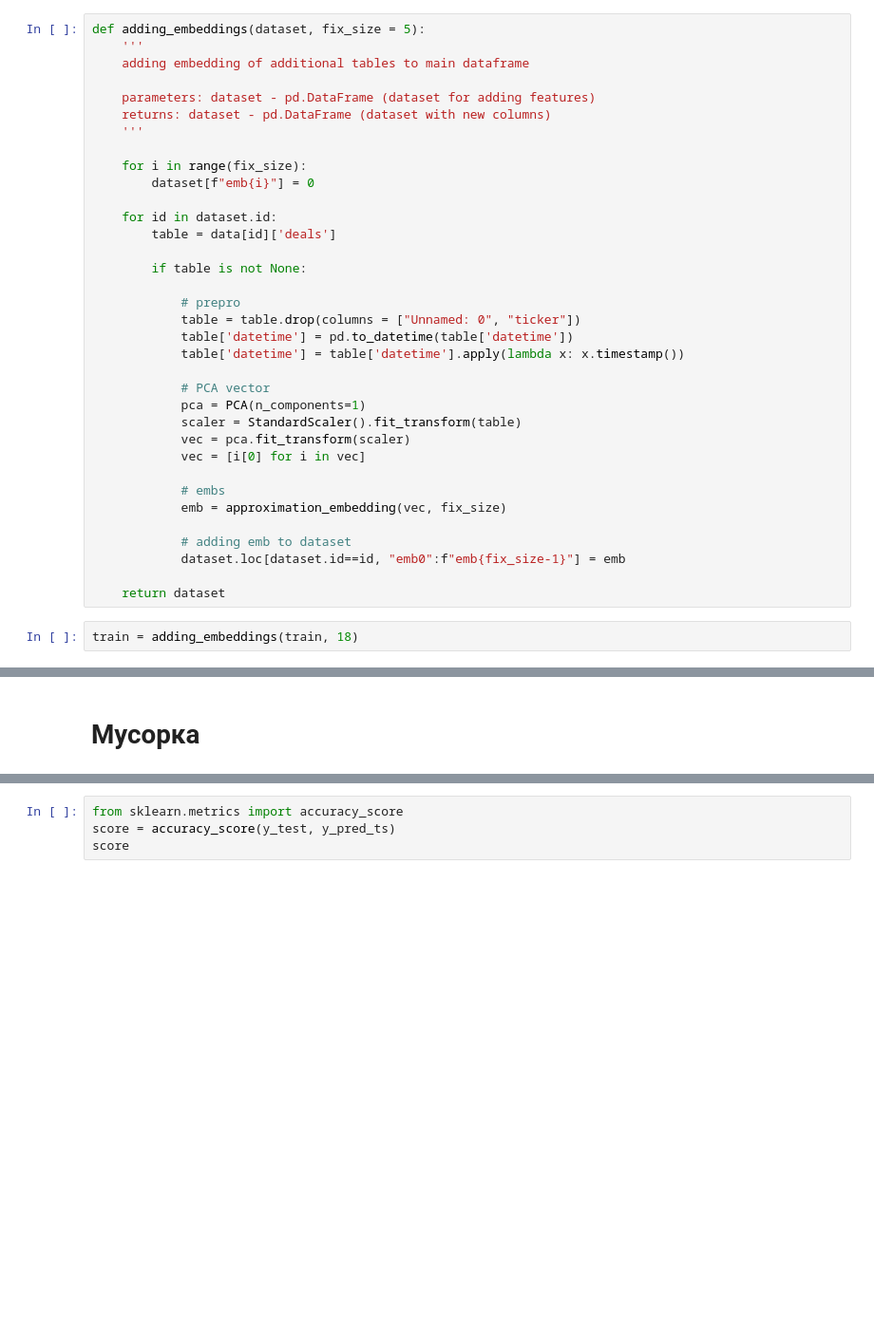
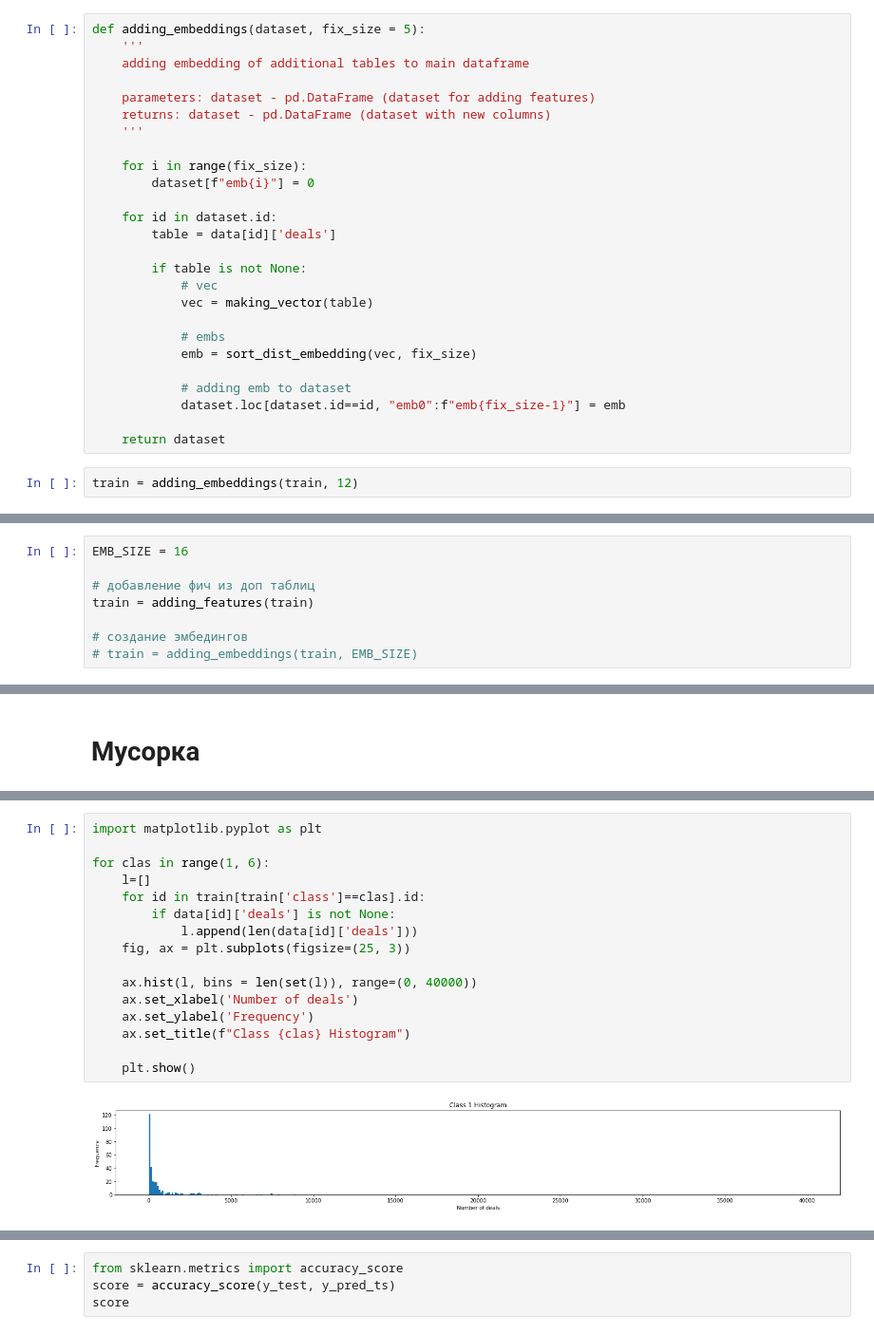
Before and after one commit to snmardi/Stonks_Project, a Jupyter notebook: main.ipynb, the cells around one changed output, grey strips where cells are left out. Shown at 95% size. Saved outputs shown, nothing was run; the diff lists cells and outputs as text; blank space fills up the shorter version.

```diff
--- a/main.ipynb
+++ b/main.ipynb
@@ -256,26 +276,17 @@ def adding_embeddings(dataset, fix_size = 5):
         table = data[id]['deals']
 
         if table is not None:
-
-            # prepro
-            table = table.drop(columns = ["Unnamed: 0", "ticker"])
-            table['datetime'] = pd.to_datetime(table['datetime'])
-            table['datetime'] = table['datetime'].apply(lambda x: x.timestamp())
-
-            # PCA vector
-            pca = PCA(n_components=1)
-            scaler = StandardScaler().fit_transform(table)
-            vec = pca.fit_transform(scaler)
-            vec = [i[0] for i in vec]
+            # vec
+            vec = making_vector(table)
 
             # embs
-            emb = approximation_embedding(vec, fix_size)
+            emb = sort_dist_embedding(vec, fix_size)
 
             # adding emb to dataset
             dataset.loc[dataset.id==id, "emb0":f"emb{fix_size-1}"] = emb
 
     return dataset
 # %%
-train = adding_embeddings(train, 18)
+train = adding_embeddings(train, 12)
 # %% [markdown]
 # Соединение таблиц
@@ -312,3 +365,11 @@ def my_train_test_split(df, random_state=42, train_size = 0.75):
 # %% [markdown]
 # Обучение моделей
+# %%
+EMB_SIZE = 16
+
+# добавление фич из доп таблиц
+train = adding_features(train)
+
+# создание эмбедингов
+# train = adding_embeddings(train, EMB_SIZE)
 # %%
@@ -441,0 +569,18 @@ config_comparing.to_csv("model_configs.csv")
+# %%
+import matplotlib.pyplot as plt
+
+for clas in range(1, 6):
+    l=[]
+    for id in train[train['class']==clas].id:
+        if data[id]['deals'] is not None:
+            l.append(len(data[id]['deals']))
+    fig, ax = plt.subplots(figsize=(25, 3))
+
+    ax.hist(l, bins = len(set(l)), range=(0, 40000))
+    ax.set_xlabel('Number of deals')
+    ax.set_ylabel('Frequency')
+    ax.set_title(f"Class {clas} Histogram")
+
+    plt.show()
+# %% [output]
+[figure, added]
```
Also changed, not shown: parts of 55 cells of this notebook, 3 other files.
